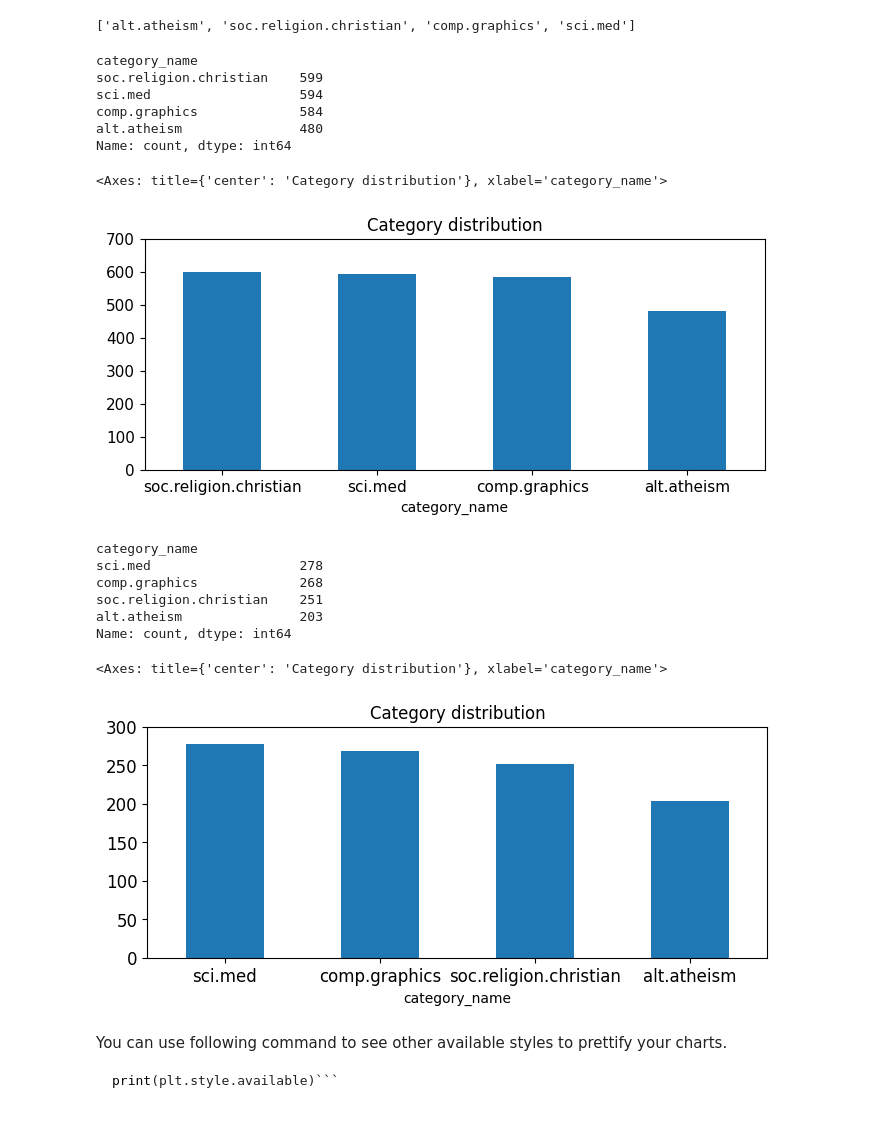
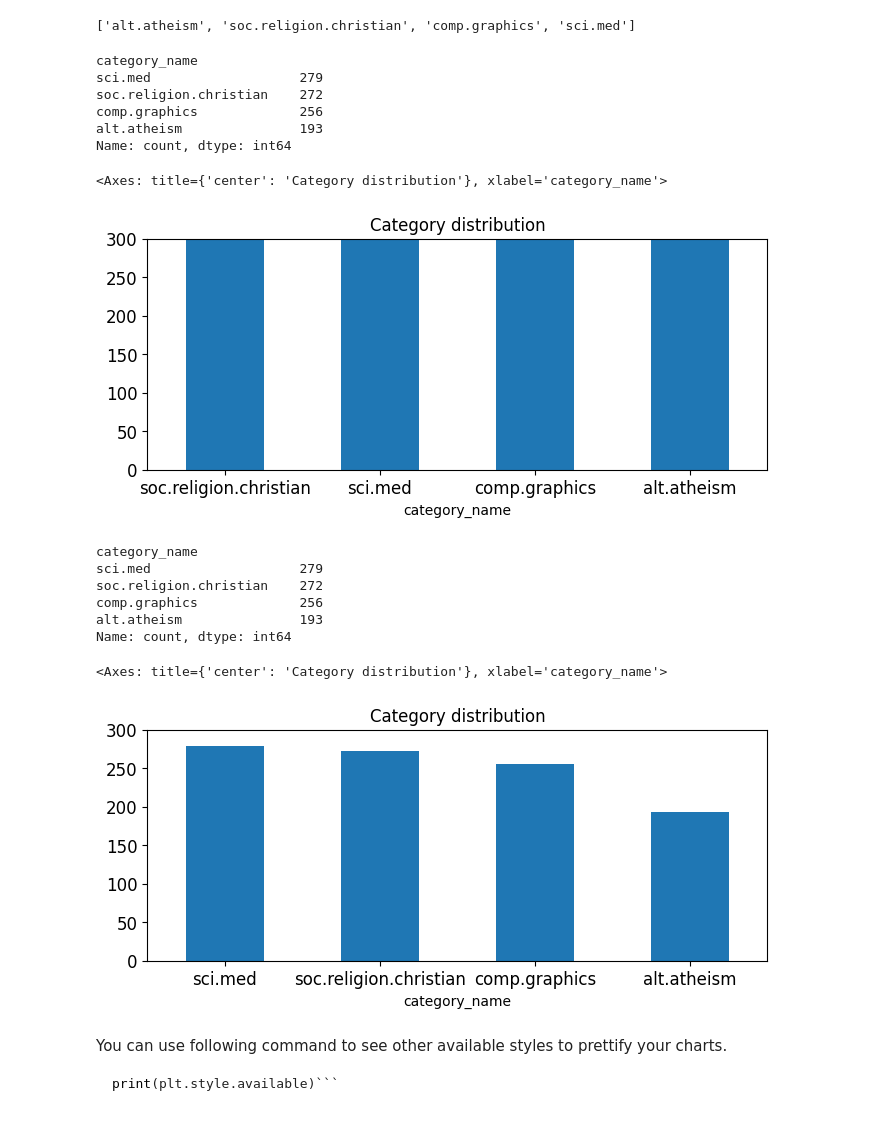
Before and after one commit to HongXiangSu/DM2025-Lab1-Exercise, a Jupyter notebook: DM2025-Lab1-Master.ipynb, the cells around one changed output. Cells and saved outputs as stored; diff of their text form; code cells hidden in the pictures.

````diff
--- a/DM2025-Lab1-Master.ipynb
+++ b/DM2025-Lab1-Master.ipynb
@@ -212,6 +216,7 @@ As you may have already noticed as well, there is no **tabular format** for the
 # %% [markdown]
 Here is one way to get access to the *text* version of the label of a subset of our training data:
 # %%
-for t in twenty_train.target[:10]:
-    print(twenty_train.target_names[t])
+for i in twenty_train.target[:10]:
+    print
+    print("\n".join(twenty_train.data[i].split("\n")))
 # %% [output]
@@ -646,7 +713,7 @@ The first concept that we are going to cover from the above list is sampling. Sa
 
 We don't have a problem of size in our current dataset since it is just a couple thousand records long. But if we pay attention to how much content is included in the `text` field of each of those records, you will realize that sampling may not be a bad idea after all. In fact, we have already done some sampling by just reducing the records we are using here in this notebook; remember that we are only using four categories from the all the 20 categories available. Let us get an idea on how to sample using pandas operations.
 # %%
-X_sample = X.sample(n=1000) #random state
+X_sample = X.sample(n=1000,replace=True) #random state
 # %%
 len(X_sample)
 # %% [output]
@@ -678,22 +751,22 @@ categories
 # %% [output]
 ['alt.atheism', 'soc.religion.christian', 'comp.graphics', 'sci.med']
 # %%
-print(X.category_name.value_counts())
+print(X_sample.category_name.value_counts())
 
-# plot barchart for X
+# plot barchart for X_sample
 X.category_name.value_counts().plot(kind = 'bar',
-                                    title = 'Category distribution',
-                                    ylim = [0, 700],
-                                    rot = 0, fontsize = 11, figsize = (8,3))
+                                           title = 'Category distribution',
+                                           ylim = [0, 300],
+                                           rot = 0, fontsize = 12, figsize = (8,3))
 # %% [output]
 category_name
-soc.religion.christian    599
-sci.med                   594
-comp.graphics             584
-alt.atheism               480
+sci.med                   279
+soc.religion.christian    272
+comp.graphics             256
+alt.atheism               193
 Name: count, dtype: int64
 <Axes: title={'center': 'Category distribution'}, xlabel='category_name'>
-[figure, old version]
+[figure, new version]
 # %%
 print(X_sample.category_name.value_counts())
 
@@ -704,13 +777,13 @@ X_sample.category_name.value_counts().plot(kind = 'bar',
                                            rot = 0, fontsize = 12, figsize = (8,3))
 # %% [output]
 category_name
-sci.med                   278
-comp.graphics             268
-soc.religion.christian    251
-alt.atheism               203
+sci.med                   279
+soc.religion.christian    272
+comp.graphics             256
+alt.atheism               193
 Name: count, dtype: int64
 <Axes: title={'center': 'Category distribution'}, xlabel='category_name'>
-[figure, old version]
+[figure, new version]
 # %% [markdown]
 You can use following command to see other available styles to prettify your charts.
 ```python
````
Also changed, not shown: parts of 80 cells of this notebook, 4 other files.
